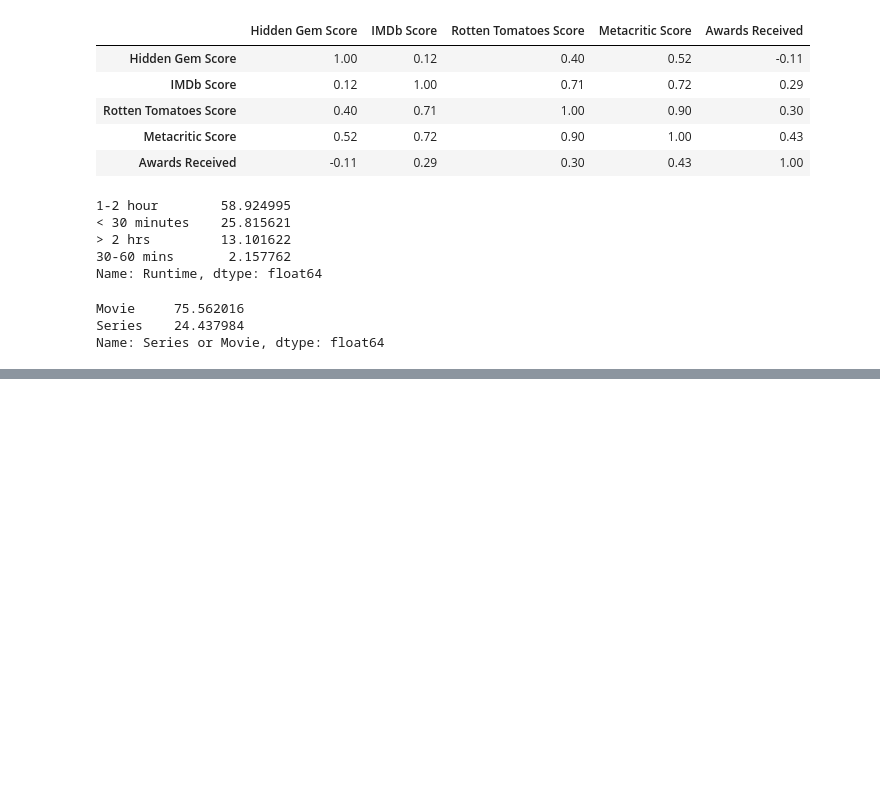
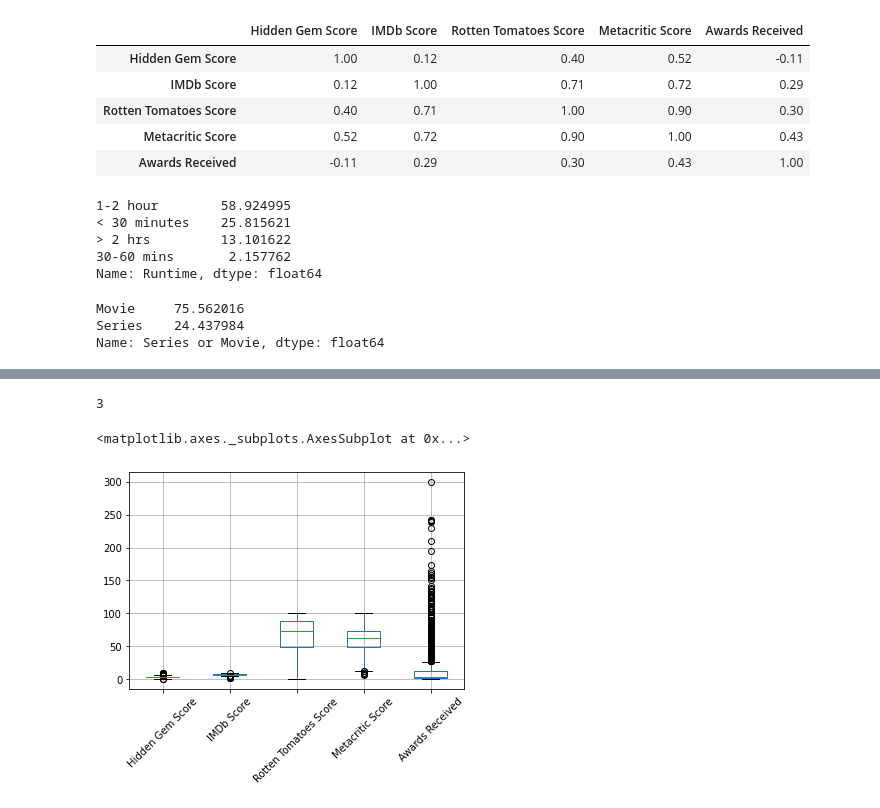
Before and after one commit to DEADL0CKK/netflix_dataset, a Jupyter notebook: netflix_dataset.ipynb, the cells around one changed output, grey strips where cells are left out. Cells and saved outputs as stored; diff of their text form; code cells hidden in the pictures; blank space fills up the shorter version.

```diff
--- a/netflix_dataset.ipynb
+++ b/netflix_dataset.ipynb
@@ -112,0 +339,5 @@ Name: Series or Movie, dtype: float64
+# %%
+#Nettoyage
+df_netflix = netflix.copy()
+df_netflix = df_netflix.drop(['Tags','Awards Nominated For','Netflix Link','IMDb Link','Summary','IMDb Votes','Image','Poster','TMDb Trailer','Trailer Site','Title'],axis=1)
+df_netflix
@@ -112,0 +358,2 @@ Name: Series or Movie, dtype: float64
+# %%
+df_netflix = df_netflix.set_index('Runtime')
@@ -112,0 +377,14 @@ Name: Series or Movie, dtype: float64
+# %%
+df_netflix = df_netflix.drop(['Genre','Languages','Series or Movie','Country Availability','Director','Writer','Actors','View Rating','Boxoffice','Release Date','Netflix Release Date','Production House'],axis=1)
+
+df_netflix = df_netflix.dropna()
+# %%
+df_netflix.describe()
+len(pd.unique(df_netflix.index))
+# %% [output]
+3
+# %%
+df_netflix.boxplot(rot=45)
+# %% [output]
+<matplotlib.axes._subplots.AxesSubplot at 0x...>
+[figure, added]
```
Also changed, not shown: parts of 117 cells of this notebook.
